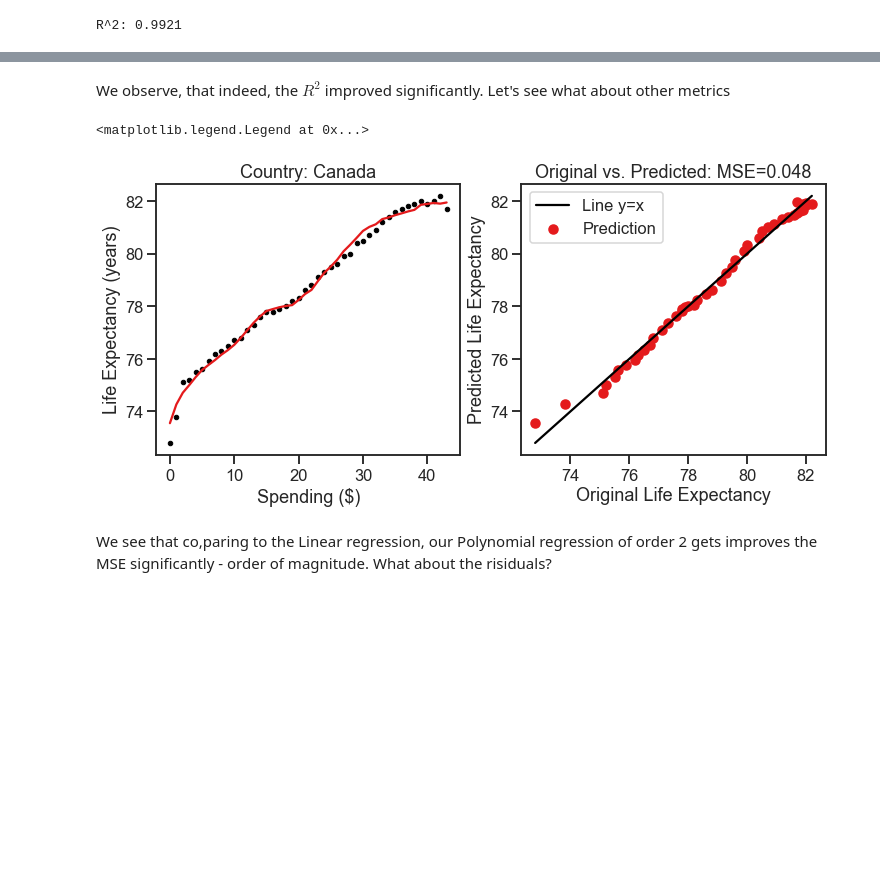
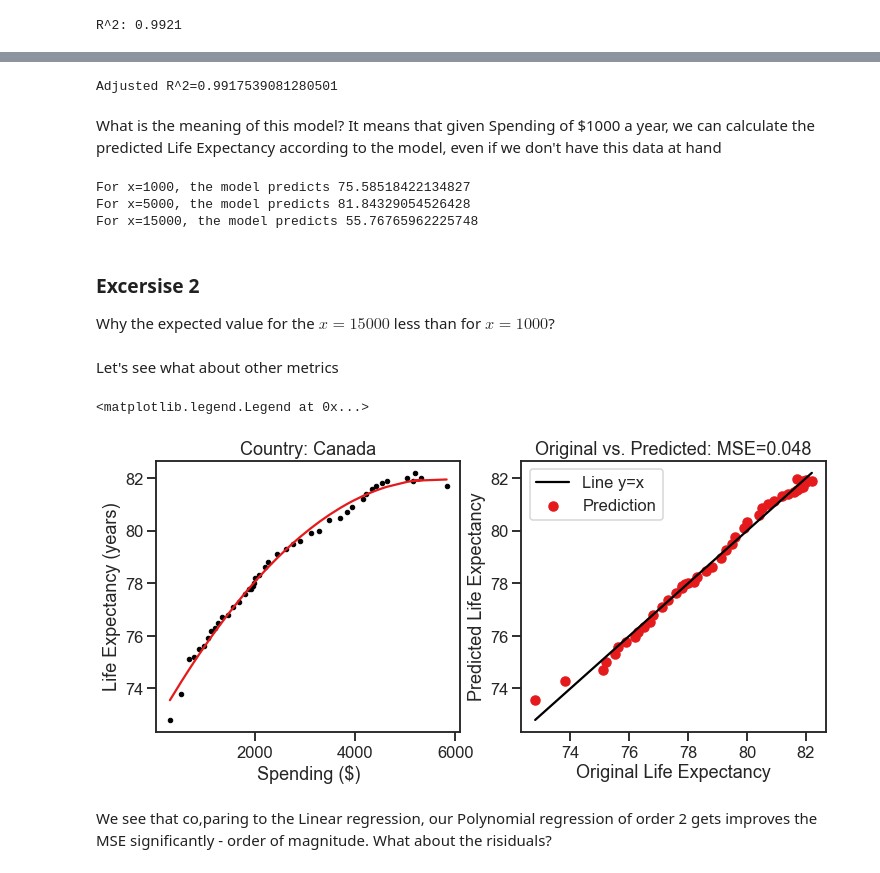
Before and after one commit to faigyb/python4ml, a Jupyter notebook: regression.ipynb, the cells around one changed output, grey strips where cells are left out. Saved outputs shown, nothing was run; the diff lists cells and outputs as text; code cells hidden in the pictures; blank space fills up the shorter version.

```diff
--- a/regression.ipynb
+++ b/regression.ipynb
@@ -176,10 +208,10 @@ It creates the new column named *Spending_USD_Square*, that equals to the square
 Afterward, we create a new multiple linear regression using the columns *Spending_USD* and *Spending_USD_Square*
 # %%
 df['Spending_USD_Square'] = df['Spending_USD']**2
-X = df.loc[df.Country=='Canada', ['Spending_USD', 'Spending_USD_Square']].values
+X2 = df.loc[df.Country=='Canada', ['Spending_USD', 'Spending_USD_Square']].values
 y = df.loc[df.Country=='Canada', 'Life_Expectancy'].values
 lin_model = linear_model.LinearRegression()
-lin_model.fit(X, y)
-print("R^2: {:.4f}".format(lin_model.score(X, y)))
+lin_model.fit(X2, y)
+print("R^2: {:.4f}".format(lin_model.score(X2, y)))
 # %% [output]
 R^2: 0.9921
@@ -186,24 +224,49 @@ R^2: 0.9921
+# %%
+def adjusted_r_square(model, X, y):
+    coefficient = (X.shape[0]-1) / (X.shape[0]-X.shape[1]-1)
+    return (1 - (1-model.score(X, y)) * coefficient)
+
+print(f'Adjusted R^2={adjusted_r_square(lin_model, X2, y)}')
+# %% [output]
+Adjusted R^2=0.9917539081280501
+# %% [markdown]
+What is the meaning of this model? It means that given Spending of $1000 a year, we can calculate the predicted Life Expectancy according to the model, even if we don't have this data at hand
+# %%
+def predict_model(model, x):
+    return np.matmul(lin_model.coef_, [x, x**2])+lin_model.intercept_
+
+print(f'For x=1000, the model predicts {predict_model(lin_model, 1000)}')
+print(f'For x=5000, the model predicts {predict_model(lin_model, 5000)}')
+print(f'For x=15000, the model predicts {predict_model(lin_model, 15000)}')
+# %% [output]
+For x=1000, the model predicts 75.58518422134827
+For x=5000, the model predicts 81.84329054526428
+For x=15000, the model predicts 55.76765962225748
+# %% [markdown]
+### Excersise 2
+
+Why the expected value for the $x=15000$ less than for $x=1000$?
 # %% [markdown]
-We observe, that indeed, the $R^2$ improved significantly. Let's see what about other metrics
+Let's see what about other metrics
 # %%
-y_pred = lin_model.predict(X)
+y_pred = lin_model.predict(X2)
 
 fig, ax = plt.subplots(nrows=1, ncols=2, figsize=(12, 5))
-ax[0].plot(y, '.k')
-ax[0].plot(lin_model.predict(X))
+ax[0].plot(X2[:, 0], y, '.k')
+ax[0].plot(X2[:, 0], lin_model.predict(X2))
 ax[0].set_xlabel('Spending ($)')
 ax[0].set_ylabel('Life Expectancy (years)')
 ax[0].set_title('Country: Canada')
 
 ax[1].scatter(y, y_pred, label='Prediction')
 ax[1].plot([y.min(), y.max()], [y.min(), y.max()], 'k', label='Line y=x')
 ax[1].set_xlabel('Original Life Expectancy')
 ax[1].set_ylabel('Predicted Life Expectancy')
 ax[1].set_title(f'Original vs. Predicted: MSE={np.round(metrics.mean_squared_error(y, y_pred), 3)}')
 ax[1].legend()
 # %% [output]
 <matplotlib.legend.Legend at 0x...>
-[figure, old version]
+[figure, new version]
 # %% [markdown]
 We see that co,paring to the Linear regression, our Polynomial regression of order 2 gets improves the MSE significantly - order of magnitude. What about the risiduals?
 # %%
```
Also changed, not shown: parts of 10 cells of this notebook.
